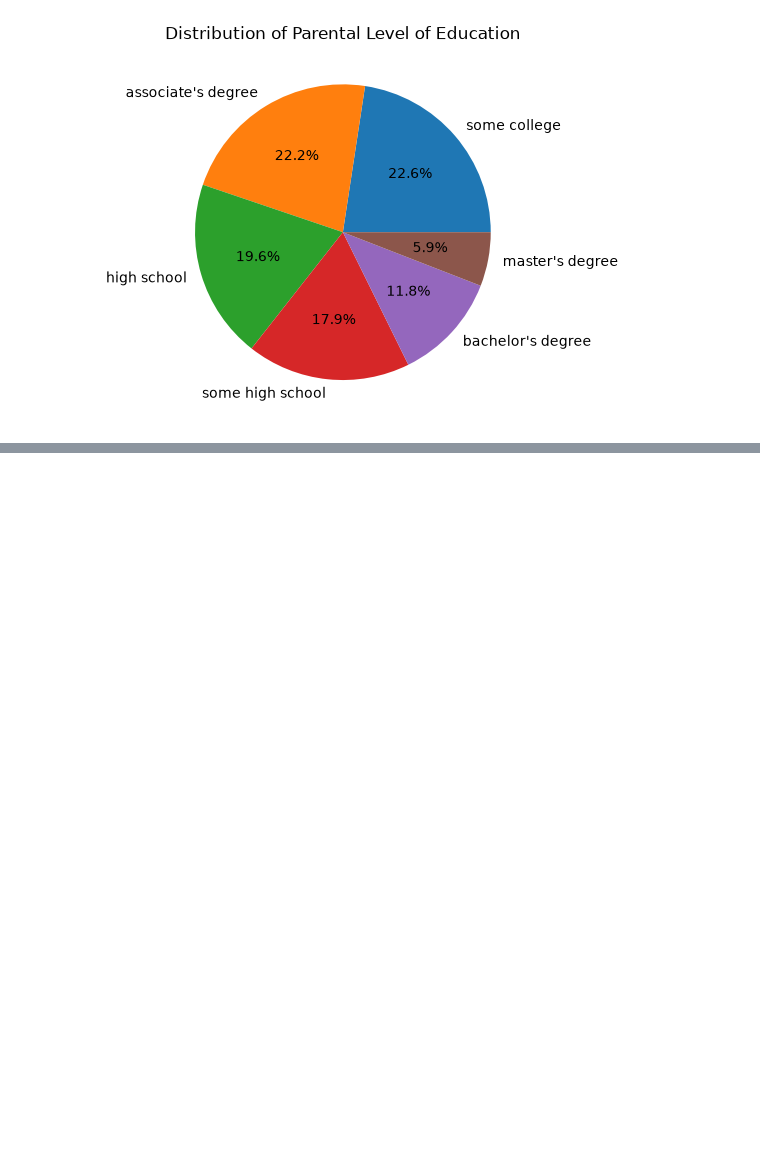
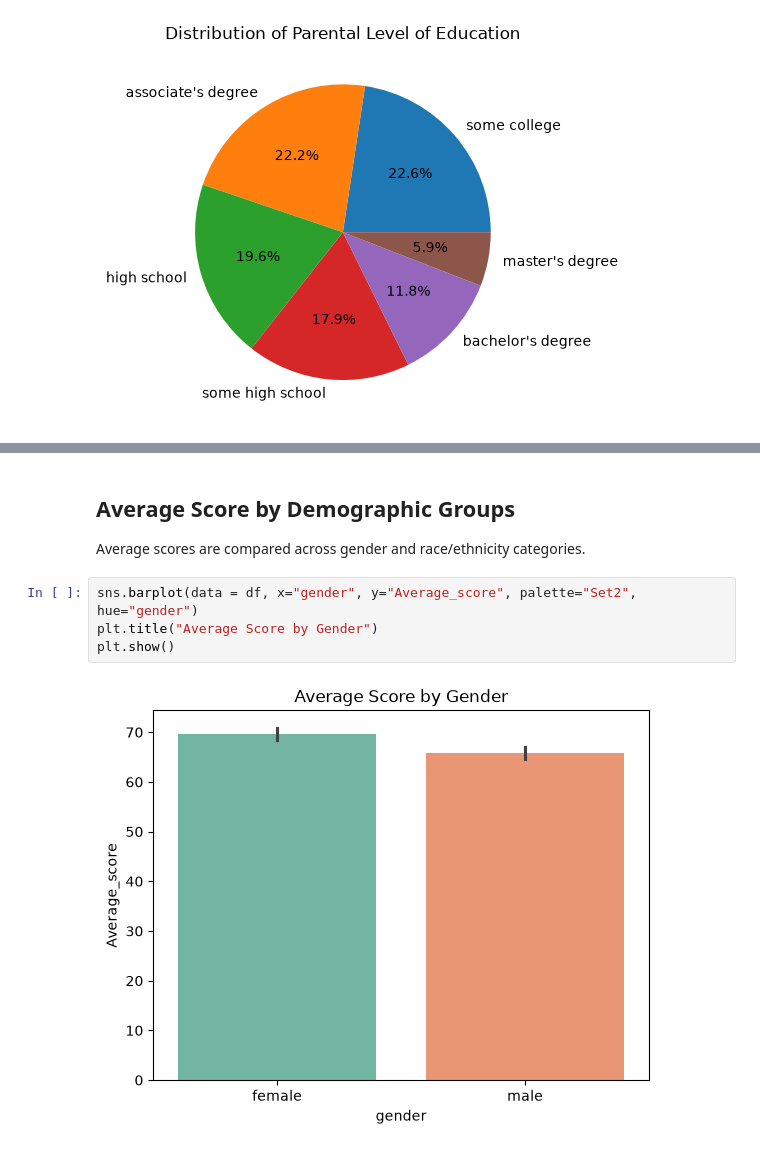
Before and after one commit to Monodip16/End-to-End-ML-Project, a Jupyter notebook: notebook/EDA STUDENT PERFORMANCE.ipynb, the cells around one changed output, grey strips where cells are left out. Saved outputs shown, nothing was run; the diff lists cells and outputs as text; blank space fills up the shorter version.

```diff
--- a/notebook/EDA STUDENT PERFORMANCE.ipynb
+++ b/notebook/EDA STUDENT PERFORMANCE.ipynb
@@ -217,0 +332,10 @@ plt.show()
+# %% [markdown]
+## Average Score by Demographic Groups
+
+Average scores are compared across gender and race/ethnicity categories.
+# %%
+sns.barplot(data = df, x="gender", y="Average_score", palette="Set2", hue="gender")
+plt.title("Average Score by Gender")
+plt.show()
+# %% [output]
+[figure, added]
```
Also changed, not shown: parts of 38 cells of this notebook.
